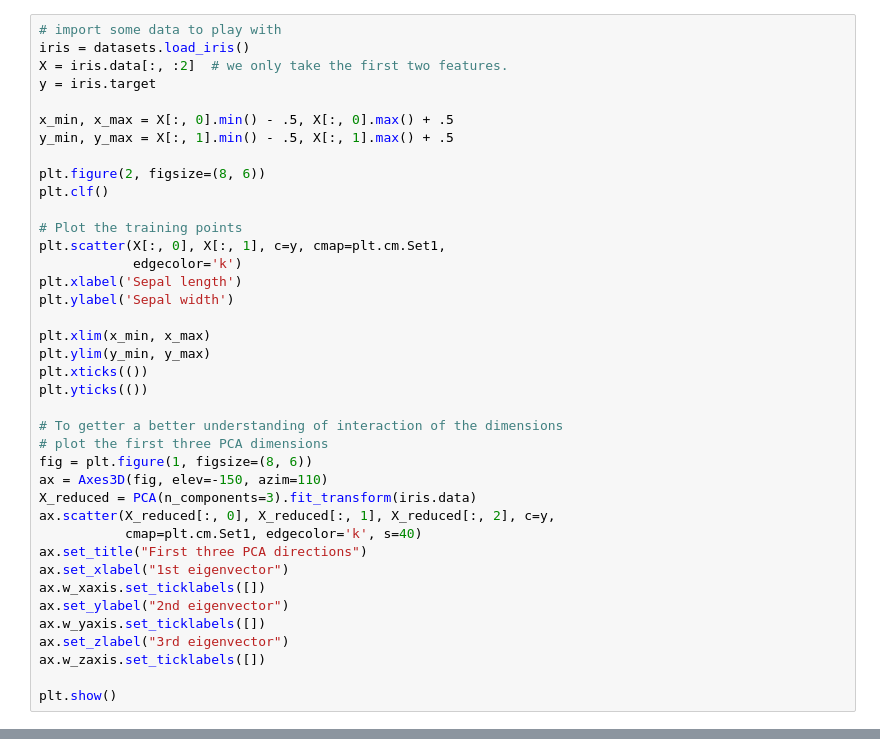
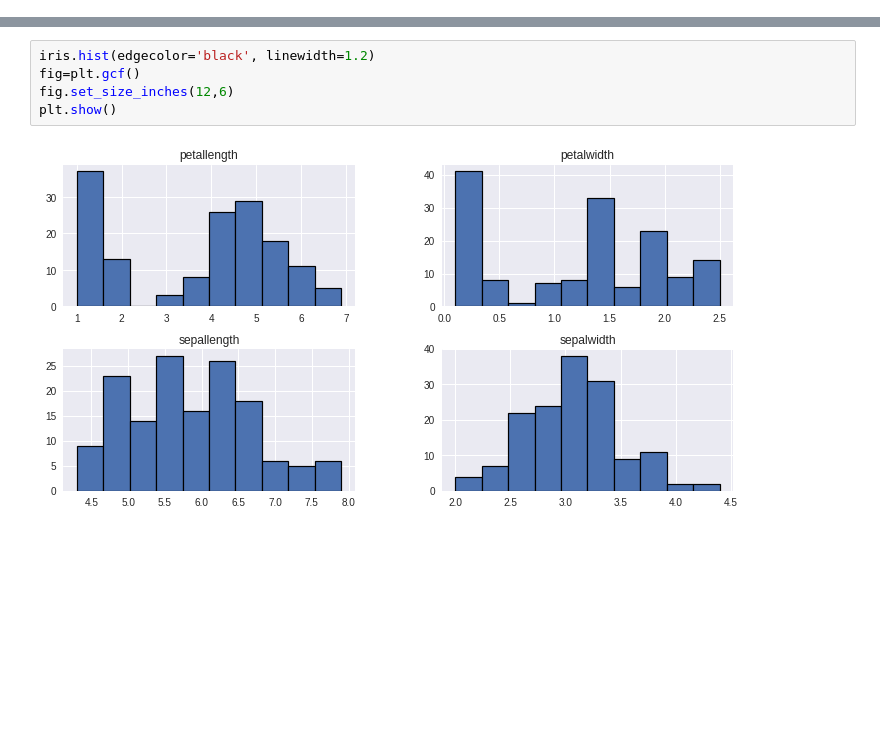
Before and after one commit to RoPrince/Datahack_shenanigans, a Jupyter notebook: Iris_Classification.ipynb, the cells around one changed output, grey strips where cells are left out. Cells and saved outputs as stored; diff of their text form; blank space fills up the shorter version.

```diff
--- a/Iris_Classification.ipynb
+++ b/Iris_Classification.ipynb
@@ -9,39 +14,0 @@ iris = datasets.load_iris()
-# %%
-# import some data to play with
-iris = datasets.load_iris()
-X = iris.data[:, :2]  # we only take the first two features.
-y = iris.target
-
-x_min, x_max = X[:, 0].min() - .5, X[:, 0].max() + .5
-y_min, y_max = X[:, 1].min() - .5, X[:, 1].max() + .5
-
-plt.figure(2, figsize=(8, 6))
-plt.clf()
-
-# Plot the training points
-plt.scatter(X[:, 0], X[:, 1], c=y, cmap=plt.cm.Set1,
-            edgecolor='k')
-plt.xlabel('Sepal length')
-plt.ylabel('Sepal width')
-
-plt.xlim(x_min, x_max)
-plt.ylim(y_min, y_max)
-plt.xticks(())
-plt.yticks(())
-
-# To getter a better understanding of interaction of the dimensions
-# plot the first three PCA dimensions
-fig = plt.figure(1, figsize=(8, 6))
-ax = Axes3D(fig, elev=-150, azim=110)
-X_reduced = PCA(n_components=3).fit_transform(iris.data)
-ax.scatter(X_reduced[:, 0], X_reduced[:, 1], X_reduced[:, 2], c=y,
-           cmap=plt.cm.Set1, edgecolor='k', s=40)
-ax.set_title("First three PCA directions")
-ax.set_xlabel("1st eigenvector")
-ax.w_xaxis.set_ticklabels([])
-ax.set_ylabel("2nd eigenvector")
-ax.w_yaxis.set_ticklabels([])
-ax.set_zlabel("3rd eigenvector")
-ax.w_zaxis.set_ticklabels([])
-
-plt.show()
@@ -50,0 +39,7 @@ plt.show()
+# %%
+iris.hist(edgecolor='black', linewidth=1.2)
+fig=plt.gcf()
+fig.set_size_inches(12,6)
+plt.show()
+# %% [output]
+[figure, added]
```
Also changed, not shown: parts of 15 cells of this notebook.
